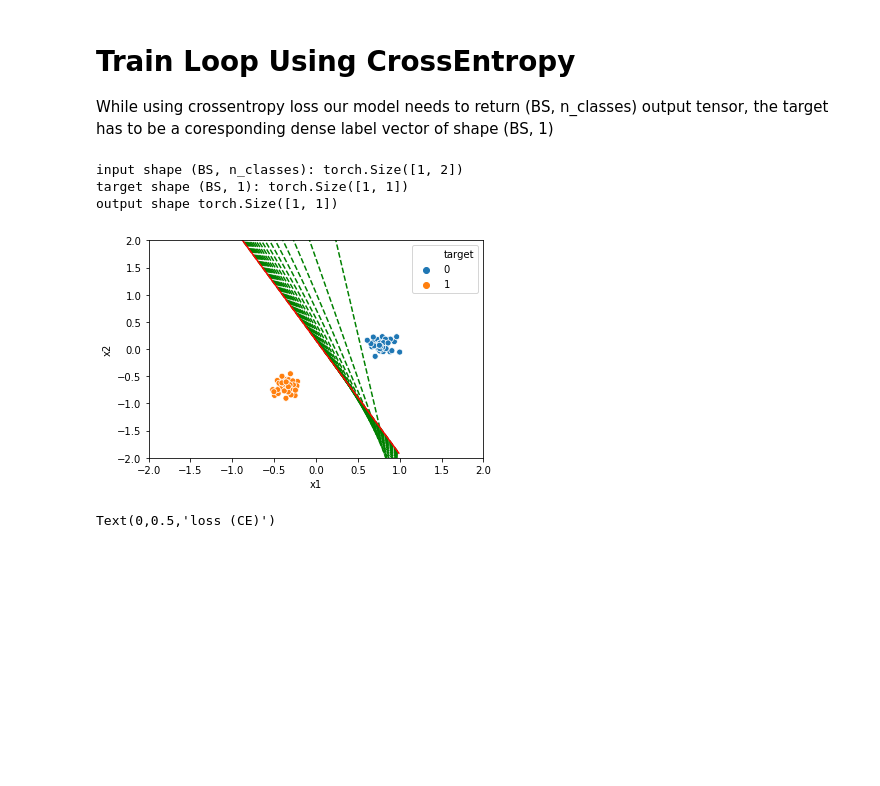
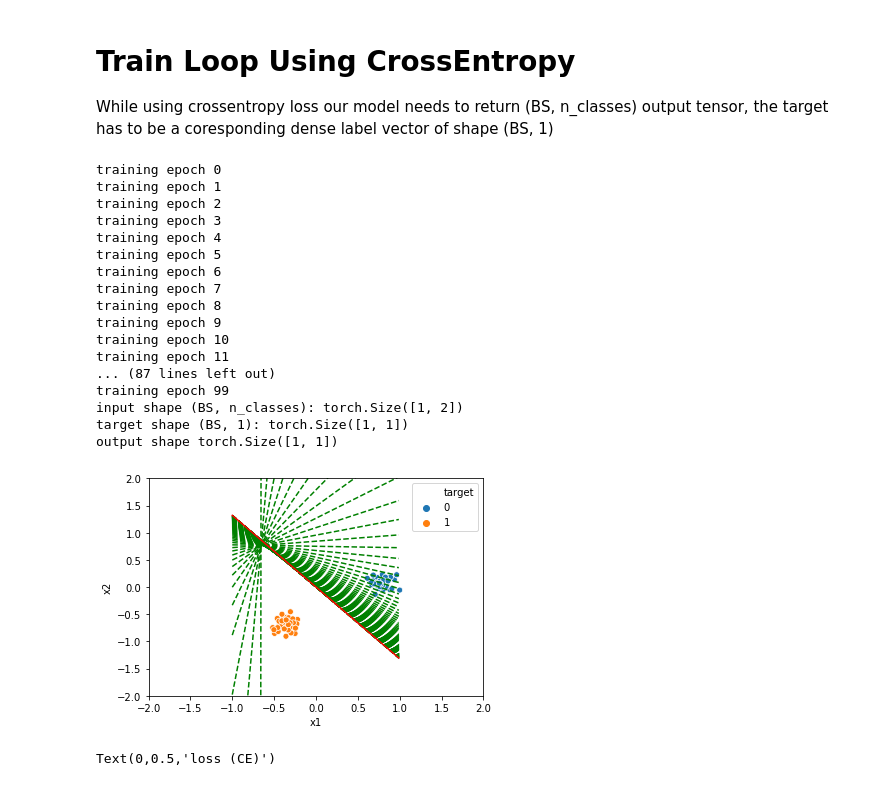
Before and after one commit to i008/dsr-pytorch, a Jupyter notebook: 2-perceptron.ipynb, the cells around one changed output. Cells and saved outputs as stored; diff of their text form; code cells hidden in the pictures; blank space fills up the shorter version.

```diff
--- a/2-perceptron.ipynb
+++ b/2-perceptron.ipynb
@@ -84,16 +85,17 @@ tensor([0.0500], requires_grad=True)
 
 While using crossentropy loss our model needs to return (BS, n_classes) output tensor, the target has to be a coresponding dense label vector of shape (BS, 1)
 # %%
-N_EPOCHS = 20
+N_EPOCHS = 100
 
 # init the model, loss and optimizer
 net = Perceptron(2, 1)
-optimizer = SGD(net.parameters(), lr=0.01)
+optimizer = SGD(net.parameters(), lr=0.001)
 criterion = nn.BCEWithLogitsLoss()
 net = net.to(DEVICE)
 
 loss_history = []
 for epoch in range(N_EPOCHS):
+    print("training epoch {}".format(epoch))
     for xsample,ysample in zip(X, Y):
 
         # zero the gradients
@@ -107,34 +109,48 @@ for epoch in range(N_EPOCHS):
 
         # forward pass
         out = net(x)
 
         # loss calculation
         loss = criterion(out, y)
 
         # calculating gradients
         loss.backward()
 
         # changing the weights by specified(in the optimizer init) learning rate
         optimizer.step()
 
         #append calculated loss to the history
         loss_history.append(loss.detach().cpu().numpy())
 
     plot_decision_boundry(net, X)
 
 # at the end plot final solution in red
 plot_decision_boundry(net, X, 'r-')
 seaborn.scatterplot(x='x1',y='x2', hue='target', data=data)
 
 
 print("input shape (BS, n_classes):", x.shape)
 print("target shape (BS, 1):", y.shape)
 print("output shape", out.shape)
 # %% [output]
+training epoch 0
+training epoch 1
+training epoch 2
+training epoch 3
+training epoch 4
+training epoch 5
+training epoch 6
+training epoch 7
+training epoch 8
+training epoch 9
+training epoch 10
+training epoch 11
+... (87 lines left out)
+training epoch 99
 input shape (BS, n_classes): torch.Size([1, 2])
 target shape (BS, 1): torch.Size([1, 1])
 output shape torch.Size([1, 1])
-[figure, old version]
+[figure, new version]
 # %%
 history = pd.DataFrame(loss_history, columns=['loss'])
 history.loss.rolling(50).mean().plot()
```
Also changed, not shown: parts of 2 cells of this notebook, 1 other file.
